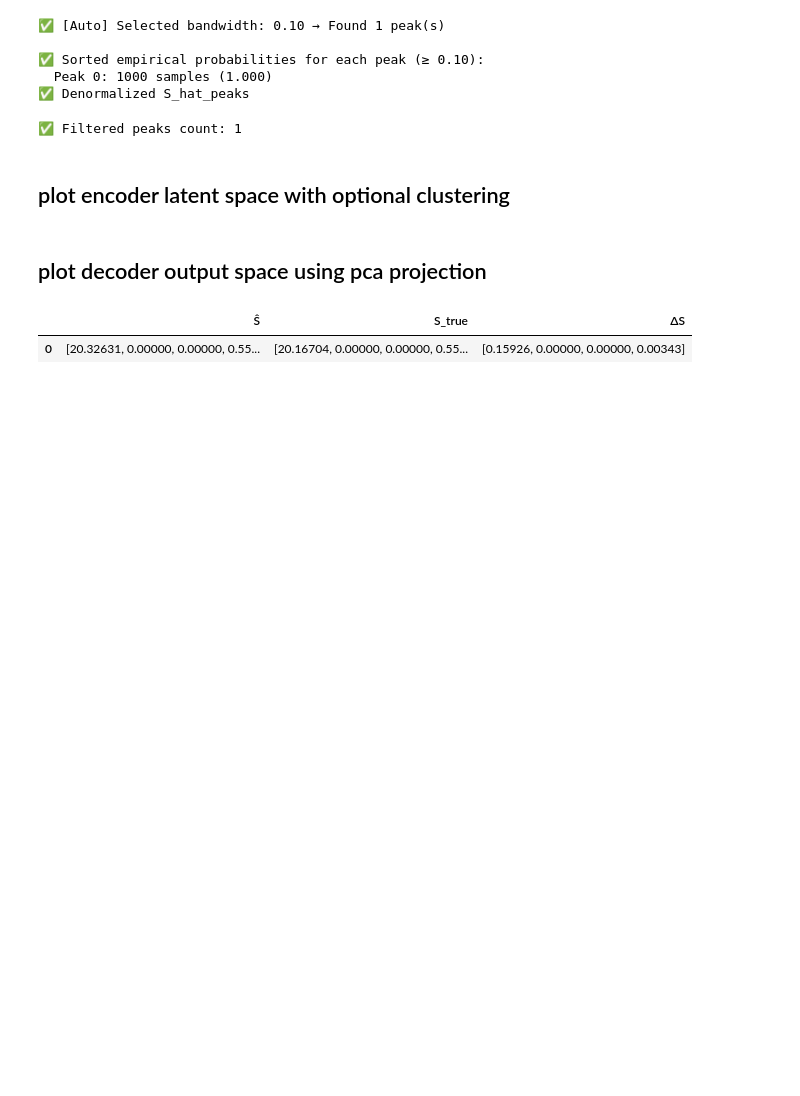
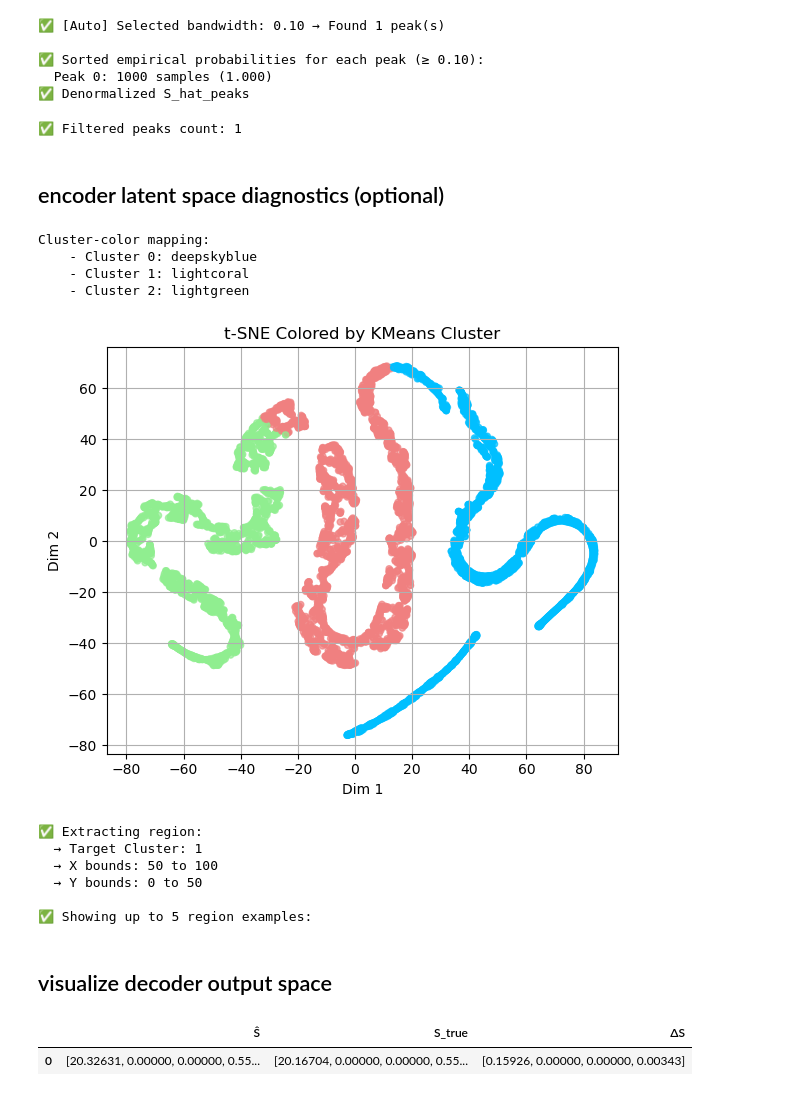
Before and after one commit to ellielin23/inverse_design_spinodoids, a Jupyter notebook: spinodoid_cvae_dev/evaluate.ipynb, the cells around one changed output. Cells and saved outputs as stored; diff of their text form; code cells hidden in the pictures; blank space fills up the shorter version.

```diff
--- a/spinodoid_cvae_dev/evaluate.ipynb
+++ b/spinodoid_cvae_dev/evaluate.ipynb
@@ -189,21 +189,33 @@ print(f"✅ Filtered peaks count: {len(S_hat_peaks_unnorm)}")
 # %% [output]
 ✅ Filtered peaks count: 1
 # %% [markdown]
-## plot encoder latent space with optional clustering
+## encoder latent space diagnostics (optional)
 # %%
-# # === get latent representations ===
-# Z_mu = latent.compute_latent_representations(encoder, P_all, S_all, device=device)
-# Z_2D = latent.reduce_latent_dim(Z_mu, method='tsne', seed=SEED)
+# === get latent representations ===
+Z_mu = latent.compute_latent_representations(encoder, P_all, S_all, device=device)
+Z_2D = latent.reduce_latent_dim(Z_mu, method='tsne', seed=SEED)
 
-# # === cluster latents ===
-# cluster_labels = latent.cluster_latents(Z_mu, n_clusters=3, seed=SEED)
-# latent.plot_latents(Z_2D, cluster_labels)
+# === cluster latents ===
+cluster_labels = latent.cluster_latents(Z_mu, n_clusters=3, seed=SEED)
+latent.plot_latents(Z_2D, cluster_labels)
 
-# # === extract cluster region ===
-# region_indices = latent.extract_cluster_region(Z_2D, cluster_labels, target_cluster=1, x_bounds=(50, 100), y_bounds=(0, 50))
-# latent.print_region_examples(region_indices, S_all, P_all, max_examples=5)
+# === extract cluster region ===
+region_indices = latent.extract_cluster_region(Z_2D, cluster_labels, target_cluster=1, x_bounds=(50, 100), y_bounds=(0, 50))
+latent.print_region_examples(region_indices, S_all, P_all, max_examples=5)
+# %% [output]
+Cluster-color mapping:
+    - Cluster 0: deepskyblue
+    - Cluster 1: lightcoral
+    - Cluster 2: lightgreen
+[figure, added]
+✅ Extracting region:
+  → Target Cluster: 1
+  → X bounds: 50 to 100
+  → Y bounds: 0 to 50
+
+✅ Showing up to 5 region examples:
 # %% [markdown]
-## plot decoder output space using pca projection
+## visualize decoder output space
 # %%
 df_candidates = make_candidate_table(S_hat_peaks_unnorm, S_true)
 output.plot_S_hat_space(S_hats_norm * S_std + S_mean, S_true, S_hat_peaks_unnorm)
```
Also changed, not shown: parts of 7 cells of this notebook, 23 other files.
